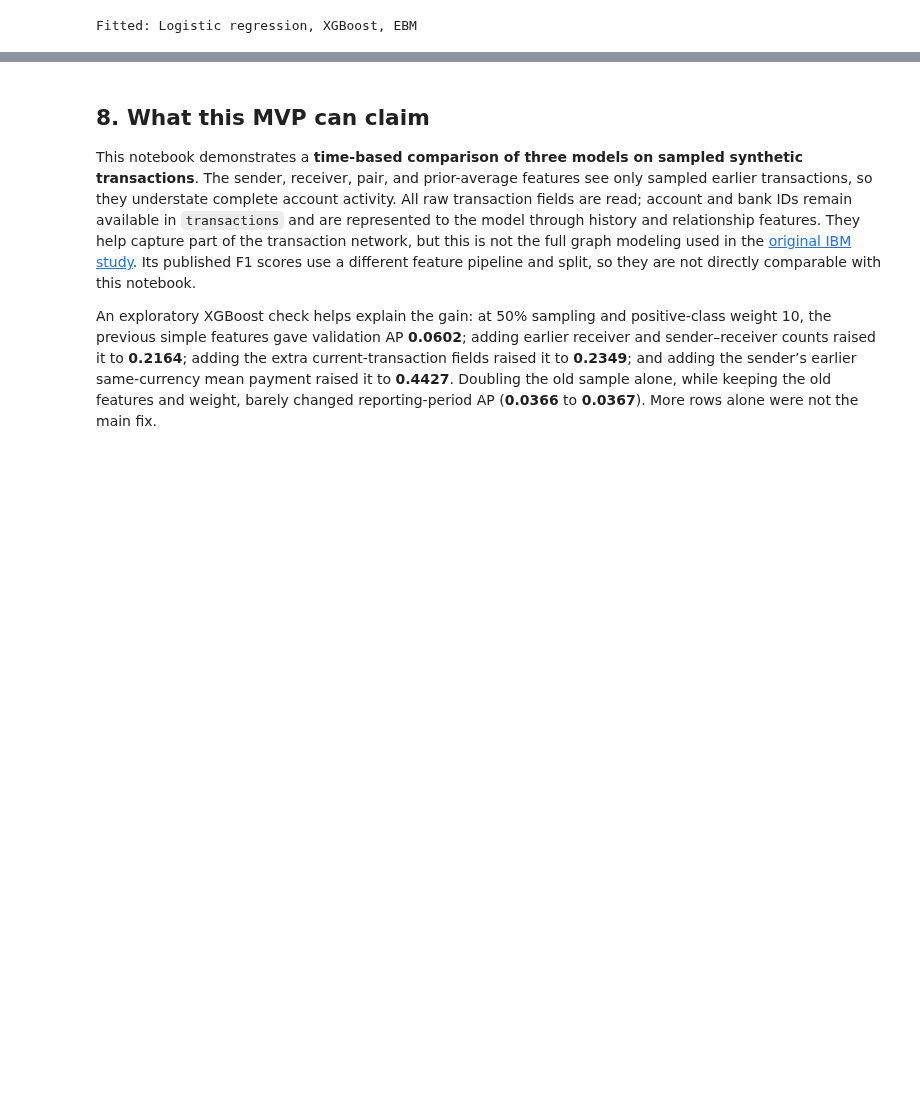
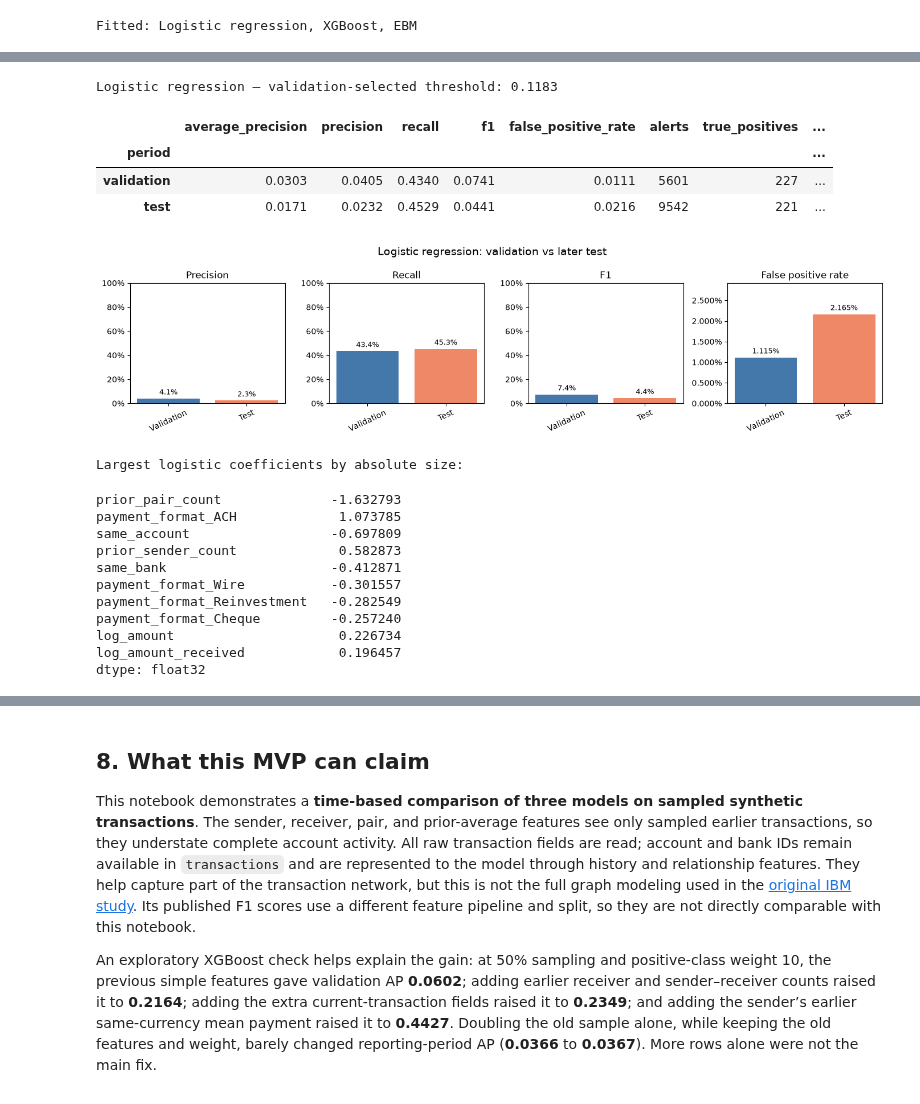
Before and after one commit to codewithdaniel1/Explainable-AML-Transaction-Monitoring, a Jupyter notebook: aml_modeling.ipynb, the cells around one changed output, grey strips where cells are left out. Cells and saved outputs as stored; diff of their text form; code cells hidden in the pictures; blank space fills up the shorter version.

```diff
--- a/aml_modeling.ipynb
+++ b/aml_modeling.ipynb
@@ -390,0 +330,30 @@ dtype: float64
+# %%
+def show_model_scorecard(name):
+    model_results = results[results["model"] == name].set_index("period").loc[["validation", "test"]]
+    print(name, "— validation-selected threshold:", round(thresholds[name], 4))
+    display(model_results[["average_precision", "precision", "recall", "f1",
+                           "false_positive_rate", "alerts", "true_positives",
+                           "false_positives"]].round(4))
+
+    metrics = [
+        ("precision", "Precision"),
+        ("recall", "Recall"),
+        ("f1", "F1"),
+        ("false_positive_rate", "False positive rate"),
+    ]
+    fig, axes = plt.subplots(1, 4, figsize=(14, 3.5))
+    for ax, (metric, title) in zip(axes, metrics):
+        values = model_results[metric].to_numpy()
+        bars = ax.bar(["Validation", "Test"], values, color=["#4477AA", "#EE8866"])
+        labels = [f"{value:.3%}" if metric == "false_positive_rate" else f"{value:.1%}"
+                  for value in values]
+        ax.bar_label(bars, labels=labels, padding=3, fontsize=9)
+        ax.set_title(title)
+        ax.set_ylim(0, max(values) * 1.35 if metric == "false_positive_rate" else 1)
+        ax.yaxis.set_major_formatter(
+            PercentFormatter(1, decimals=3 if metric == "false_positive_rate" else 0)
+        )
+        ax.tick_params(axis="x", labelrotation=25)
+    fig.suptitle(name + ": validation vs later test", fontsize=14)
+    fig.tight_layout()
+    plt.show()
@@ -390,0 +364,26 @@ dtype: float64
+# %%
+show_model_scorecard("Logistic regression")
+
+logistic = models["Logistic regression"].named_steps["logisticregression"]
+coefficients = pd.Series(logistic.coef_[0], index=X_train.columns)
+print("Largest logistic coefficients by absolute size:")
+display(coefficients.reindex(coefficients.abs().sort_values(ascending=False).index).head(10))
+# %% [output]
+Logistic regression — validation-selected threshold: 0.1183
+|  | average_precision | precision | recall | f1 | false_positive_rate | alerts | true_positives | ... |
+| period |  |  |  |  |  |  |  | ... |
+| validation | 0.0303 | 0.0405 | 0.4340 | 0.0741 | 0.0111 | 5601 | 227 | ... |
+| test | 0.0171 | 0.0232 | 0.4529 | 0.0441 | 0.0216 | 9542 | 221 | ... |
+[figure, added]
+Largest logistic coefficients by absolute size:
+prior_pair_count              -1.632793
+payment_format_ACH             1.073785
+same_account                  -0.697809
+prior_sender_count             0.582873
+same_bank                     -0.412871
+payment_format_Wire           -0.301557
+payment_format_Reinvestment   -0.282549
+payment_format_Cheque         -0.257240
+log_amount                     0.226734
+log_amount_received            0.196457
+dtype: float32
```
Also changed, not shown: parts of 14 cells of this notebook, 2 other files.
